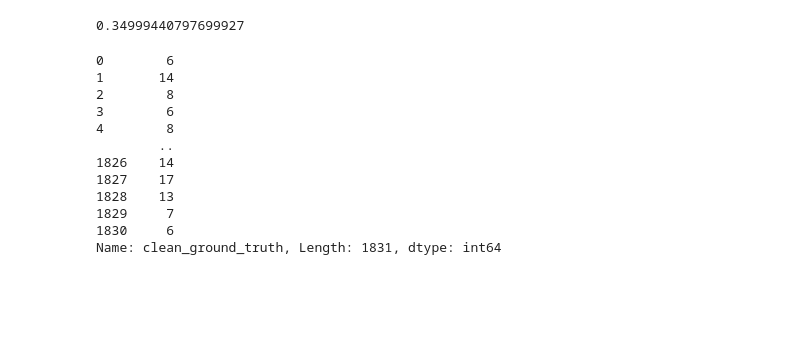
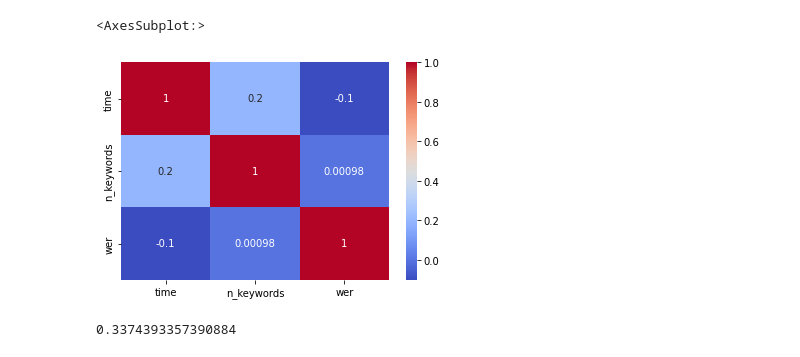
Before and after one commit to jorislimonier/speech-recognition, a Jupyter notebook: notebooks/EDA.ipynb, the cells around one changed output. Drawn from its saved outputs; the diff is of its cells as text; code cells hidden in the pictures; blank space fills up the shorter version.

Commit message:
move plotting functions to python file

```diff
--- a/notebooks/EDA.ipynb
+++ b/notebooks/EDA.ipynb
@@ -14,7 +14,17 @@ from analysis import Analysis
 # compute df with desired results
 results_file = "../data/processed/results_1831_samples.csv"
 
-meas = Analysis(results_file)
-df_meas = meas.compute_measures()
-df_kw = meas.count_keywords()
-df_res = pd.concat([meas.df_res, df_meas, df_kw], axis=1)
+# create class
+analysis = Analysis(results_file)
+
+# compute df's of interest
+df_meas = analysis.compute_measures()
+df_n_kw = analysis.count_keywords()
+df_n_words = analysis.count_words()
+
+# concat all df's
+df_res = pd.concat([analysis.df_res, df_meas, df_n_words, df_n_kw], axis=1)
+
+# remove false ground truth (worst 2)
+df_res = df_res.sort_values("wer", ascending=False).iloc[2:].sort_index()
+df_res = df_res.dropna()
@@ -54,19 +31,10 @@ px.line([df_res.sort_values("wer", ascending=False).iloc[n_rem:]["wer"].mean() f
+# %%
+analysis.transcr_time_per_word(df_res).show()
+analysis.corr_heatmap(df_res)
+# %% [output]
+<AxesSubplot:>
+[figure, added]
 # %%
 df_res["wer"].mean()
 # %% [output]
-0.34999440797699927
+0.3374393357390884
-# %%
-df_res["n_words"] = df_res["clean_ground_truth"].apply(lambda x: len(x.split(" ")))
-# %% [output]
-0        6
-1       14
-2        8
-3        6
-4        8
-        ..
-1826    14
-1827    17
-1828    13
-1829     7
-1830     6
-Name: clean_ground_truth, Length: 1831, dtype: int64
```
Also changed, not shown: parts of 3 cells of this notebook, 1 other file.
